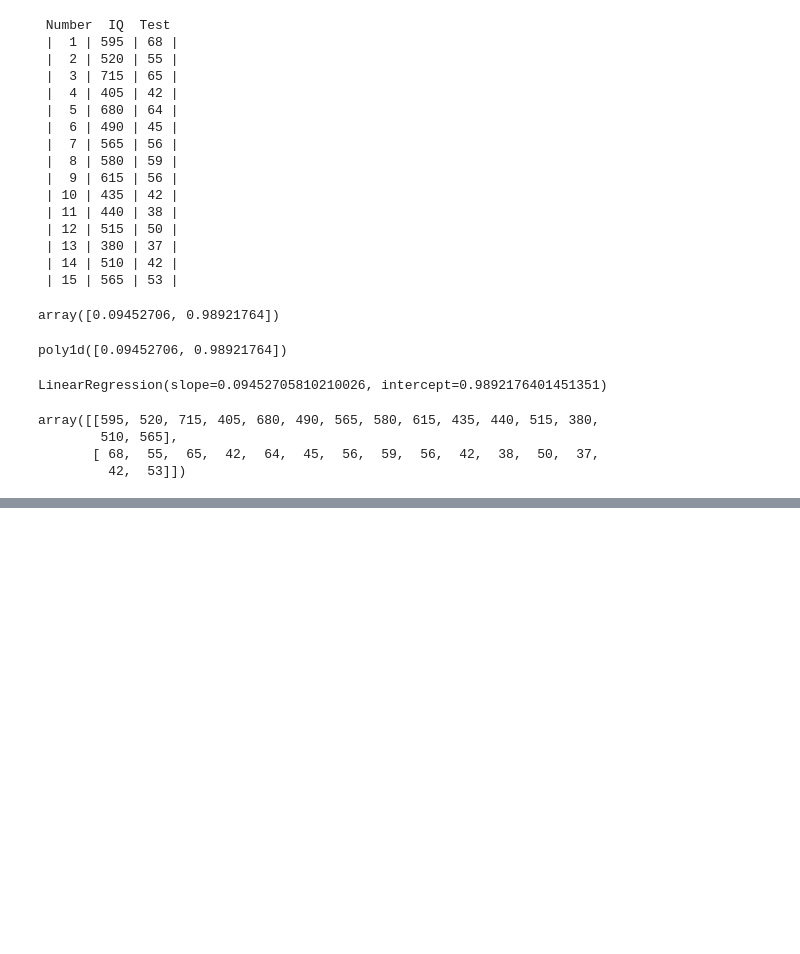
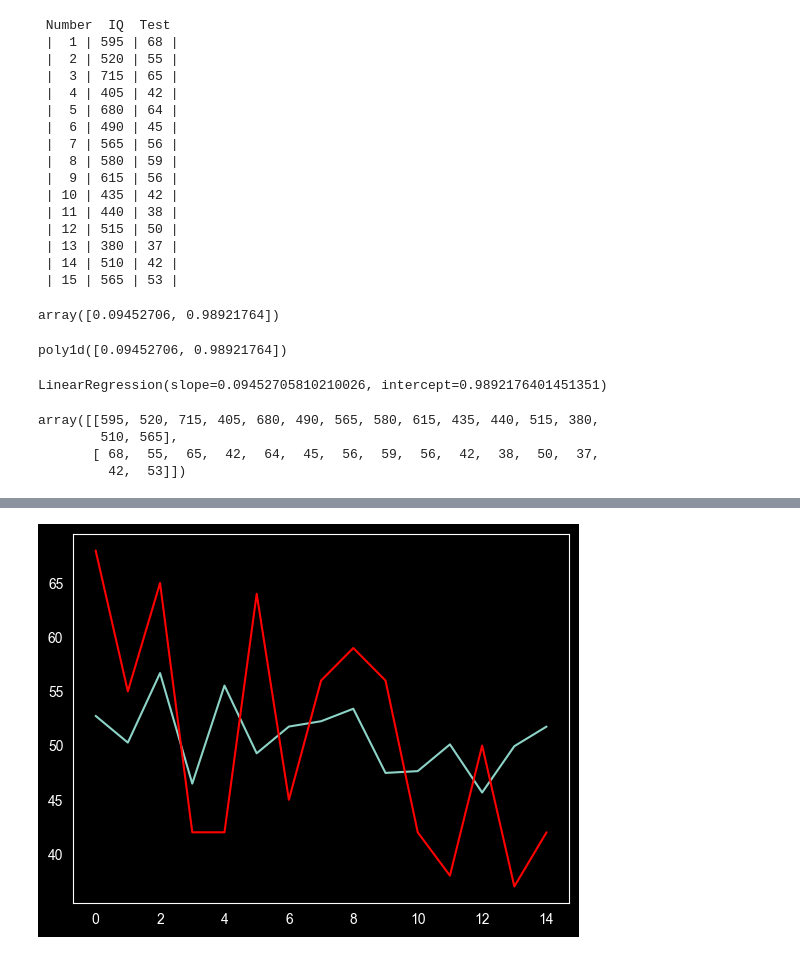
Before and after one commit to Victor-Mechkarov/V-Mechkarov, a Jupyter notebook: test_corl.ipynb, the cells around one changed output, grey strips where cells are left out. Drawn from its saved outputs; the diff is of its cells as text; code cells hidden in the pictures; blank space fills up the shorter version.

```diff
--- a/test_corl.ipynb
+++ b/test_corl.ipynb
@@ -122,0 +153,7 @@ array([[595, 520, 715, 405, 680, 490, 565, 580, 615, 435, 440, 515, 380,
+# %%
+plt.plot(y_pred)
+plt.plot(y, color='red')
+plt.grid(False)
+plt.show()
+# %% [output]
+[figure, added]
```
Also changed, not shown: parts of 3 cells of this notebook.
